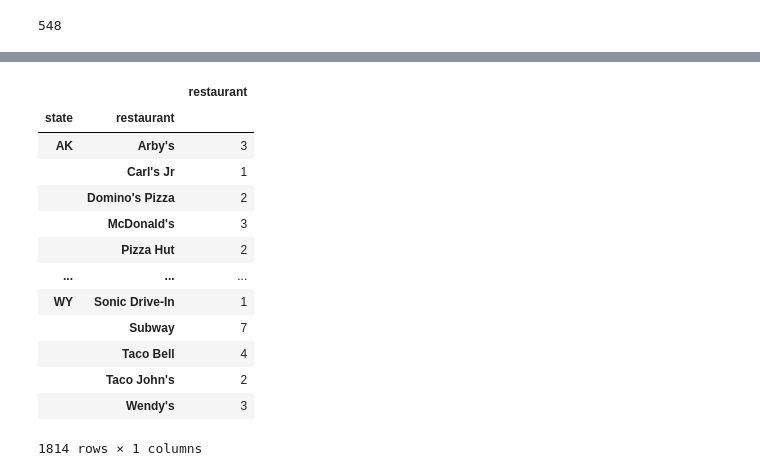
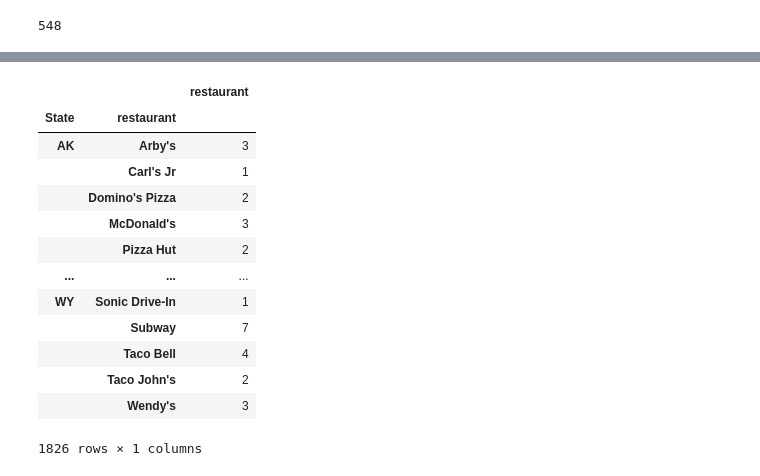
Before and after one commit to Andrewli1212/Fast-Food, a Jupyter notebook: Project1.ipynb, the cells around one changed output, grey strips where cells are left out. Saved outputs shown, nothing was run; the diff lists cells and outputs as text; code cells hidden in the pictures.

```diff
--- a/Project1.ipynb
+++ b/Project1.ipynb
@@ -30,6 +185,6 @@ count
 # %% [output]
 548
 # %%
-food_db = food_db.drop(columns=['websites', 'keys'])
+food_db = food_db.drop(columns=['websites', 'keys', 'country'])
 food_db
 # %% [output]
@@ -49,4 +204,4 @@ food_db
 # %%
-food_db = food_db.rename(columns={'province':'state', 'postalCode':'postal_code', 'name':'restaurant'})
+food_db = food_db.rename(columns={'province':'State', 'postalCode':'postal_code', 'name':'restaurant'})
 food_db
 # %% [output]
@@ -65,0 +221,3 @@ food_db
+# %%
+food_db = food_db.replace({'Co Spgs':'CO'})
+food_db
@@ -136,10 +306,10 @@ memory usage: 625.1+ KB
 # %%
-count = food_db.groupby(['state', 'restaurant'])['restaurant'].apply(len)
+count = food_db.groupby(['State', 'restaurant'])['restaurant'].apply(len)
 count = pd.DataFrame(count)
 count
 # %% [output]
 |  |  | restaurant |
-| state | restaurant |  |
+| State | restaurant |  |
 | AK | Arby's | 3 |
 |  | Carl's Jr | 1 |
 |  | Domino's Pizza | 2 |
@@ -151,5 +321,5 @@ count
 |  | Taco Bell | 4 |
 |  | Taco John's | 2 |
 |  | Wendy's | 3 |
-1814 rows × 1 columns
+1826 rows × 1 columns
 # %%
```
Also changed, not shown: parts of 19 cells of this notebook, 1 other file.
